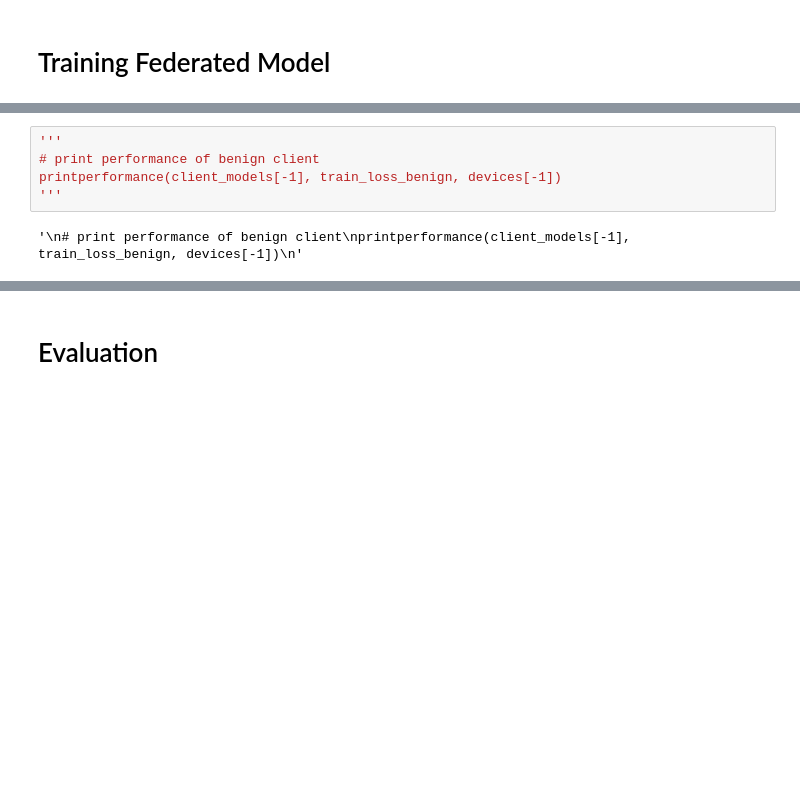
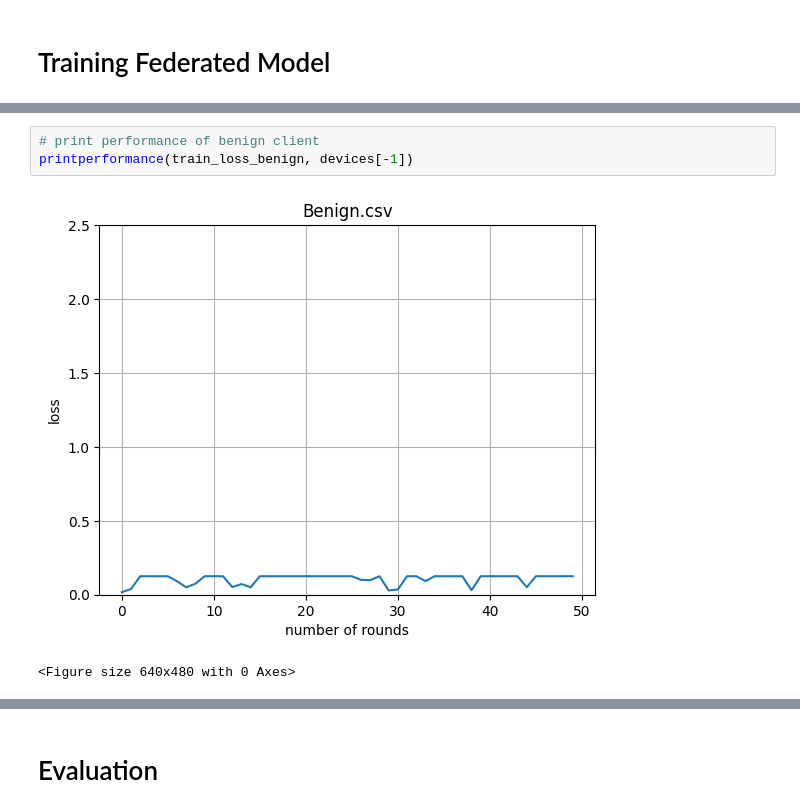
Before and after one commit to 4k5h1t/FYP, a Jupyter notebook: Separate_Attack_Training_FL_mixed-global.ipynb, the cells around one changed output, grey strips where cells are left out. Drawn from its saved outputs; the diff is of its cells as text; blank space fills up the shorter version.

```diff
--- a/Separate_Attack_Training_FL_mixed-global.ipynb
+++ b/Separate_Attack_Training_FL_mixed-global.ipynb
@@ -615,8 +670,7 @@ for i in range(len(devices)-1):
 # %%
-'''
 # print performance of benign client
-printperformance(client_models[-1], train_loss_benign, devices[-1])
-'''
+printperformance(train_loss_benign, devices[-1])
 # %% [output]
+[figure, added]
-'\n# print performance of benign client\nprintperformance(client_models[-1], train_loss_benign, devices[-1])\n'
+<Figure size 640x480 with 0 Axes>
 # %%
```
Also changed, not shown: parts of 19 cells of this notebook, 20 other files.
